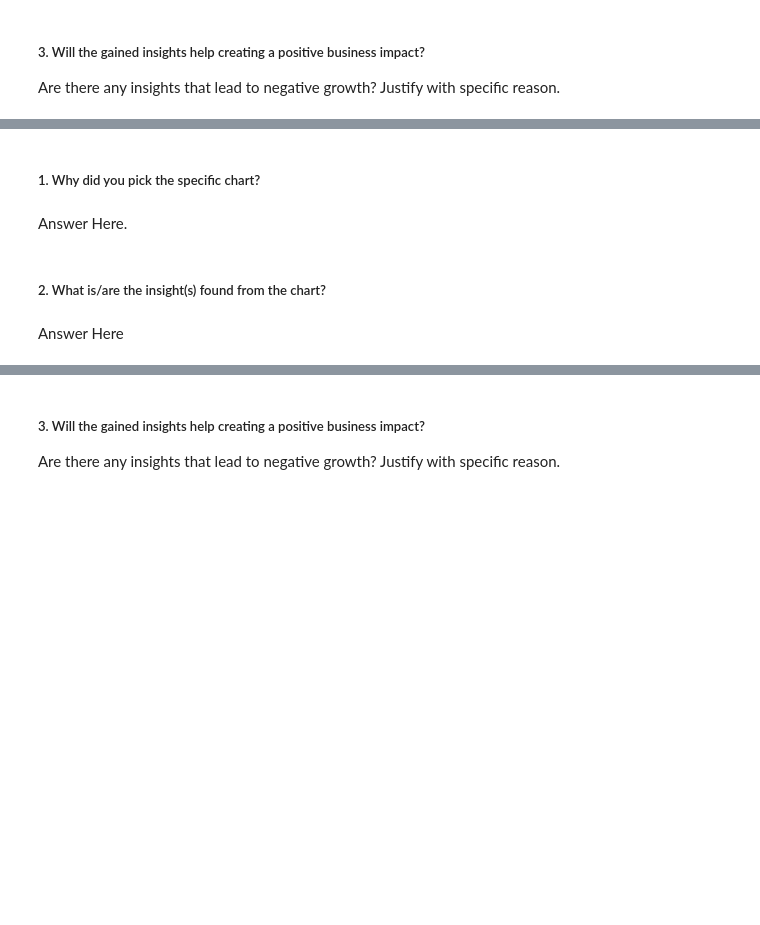
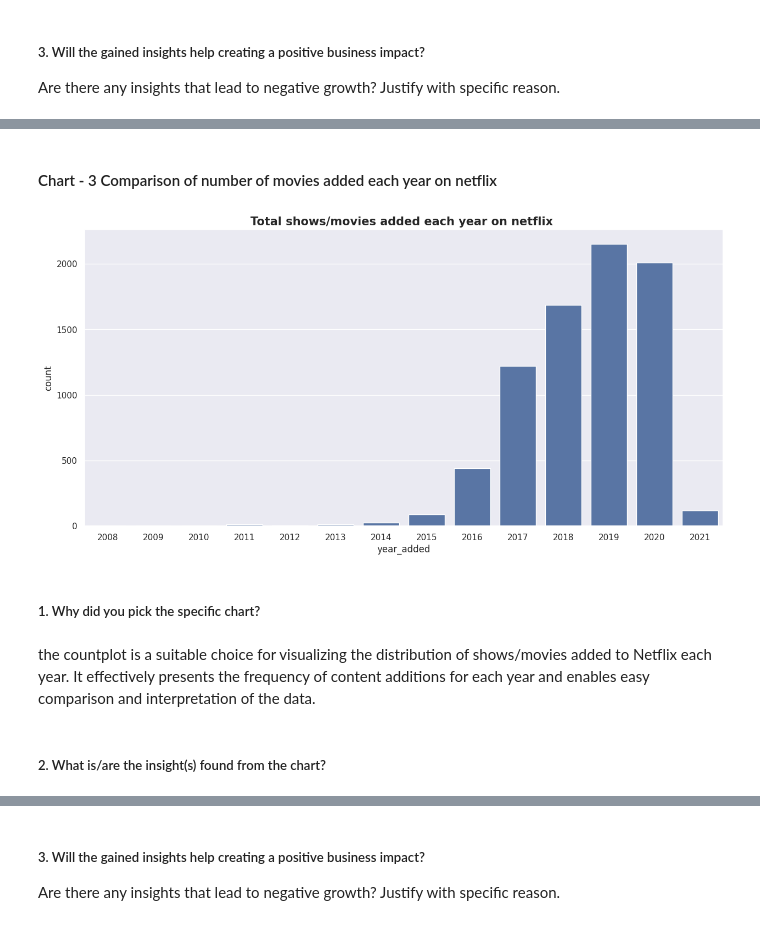
Before and after one commit to pande1sachin/Capstone-Project---Machine-Learning---Unsupervised-ML---Netflix-Movies-and-TV-Shows-Clustering, a Jupyter notebook: Individual_Copy_(Sachin_Pande)_|_Capstone_Project_|_Machine_Learning_Unsupervised_ML_Netflix_Movies_and_TV_Shows_Clustering.ipynb, the cells around one changed output, grey strips where cells are left out. Drawn from its saved outputs; the diff is of its cells as text; code cells hidden in the pictures; blank space fills up the shorter version.

```diff
--- a/Individual_Copy_(Sachin_Pande)_|_Capstone_Project_|_Machine_Learning_Unsupervised_ML_Netflix_Movies_and_TV_Shows_Clustering.ipynb
+++ b/Individual_Copy_(Sachin_Pande)_|_Capstone_Project_|_Machine_Learning_Unsupervised_ML_Netflix_Movies_and_TV_Shows_Clustering.ipynb
@@ -733,8 +778,17 @@ Answer Here
+# %% [markdown]
+#### Chart - 3 Comparison of number of movies added each year on netflix
+# %%
+# Chart - 3 visualization code
+
+sns.countplot(x='year_added',data= net_flix_df)
+
+plt.title('Total shows/movies added each year on netflix ', size='15', fontweight="bold")
+plt.show()
+# %% [output]
+[figure, added]
 # %% [markdown]
 ##### 1. Why did you pick the specific chart?
-# %% [markdown]
-Answer Here.
+# %% [markdown]
+the countplot is a suitable choice for visualizing the distribution of shows/movies added to Netflix each year. It effectively presents the frequency of content additions for each year and enables easy comparison and interpretation of the data.
 # %% [markdown]
 ##### 2. What is/are the insight(s) found from the chart?
-# %% [markdown]
-Answer Here
```
Also changed, not shown: parts of 74 cells of this notebook.
